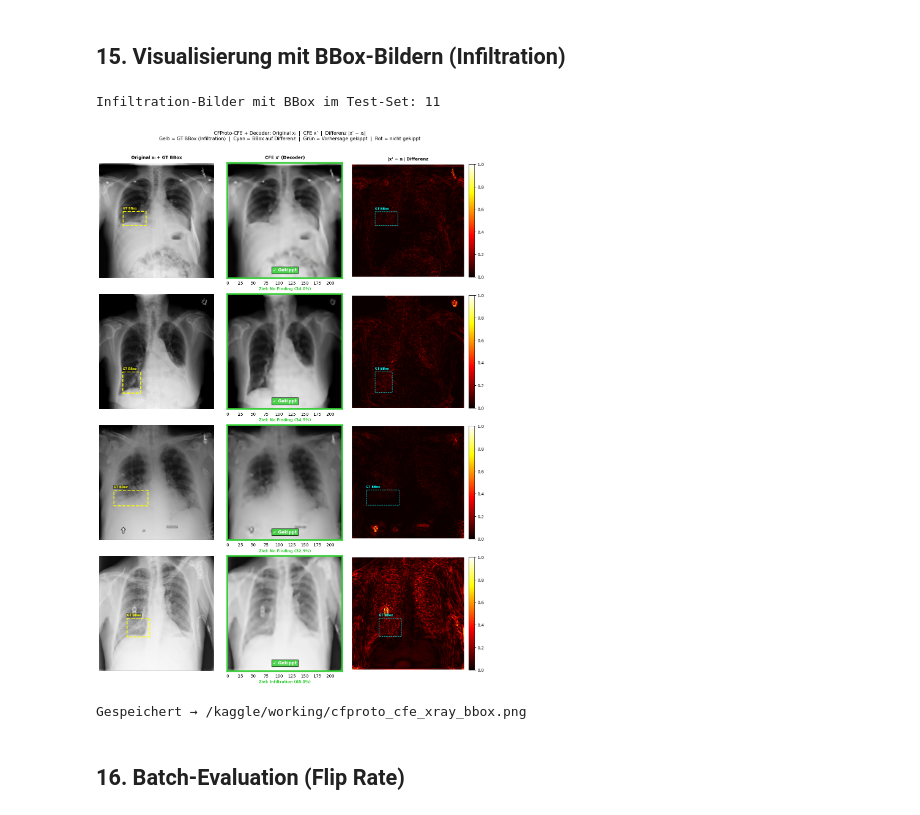
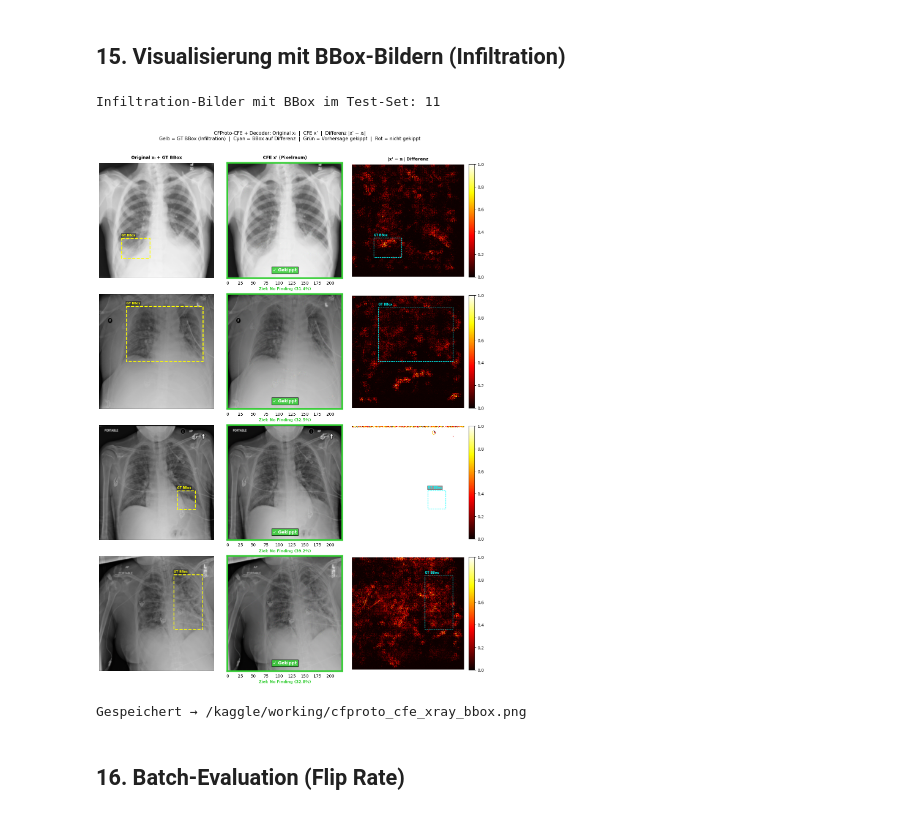
Before and after one commit to uulex/Explaining_Image_Classification, a Jupyter notebook: Counterfactuals/CFProto/cfproto-xray.ipynb, the cells around one changed output. Saved outputs shown, nothing was run; the diff lists cells and outputs as text; code cells hidden in the pictures.

Commit message:
Updated CFProto Notebooks

```diff
--- a/Counterfactuals/CFProto/cfproto-xray.ipynb
+++ b/Counterfactuals/CFProto/cfproto-xray.ipynb
@@ -127,7 +127,7 @@ class XRayDataset(Dataset):
 
 test_dataset = XRayDataset(test_df, transform=eval_transforms)
 test_loader  = DataLoader(test_dataset, batch_size=BATCH_SIZE,
-                          shuffle=False, num_workers=2, pin_memory=False)
+                          shuffle=True, num_workers=2, pin_memory=False)
 
 # Kleiner Trainingsdataset-Loader für CFProto Prototyp-Berechnung
 train_dataset = XRayDataset(train_df.sample(n=min(2000, len(train_df)), random_state=42),
@@ -670,28 +617,18 @@ Die CFProto-Methode liefert einen perturbierten Bildtensor `xcf`.
 Wir extrahieren dann die Feature Maps des CFE-Bildes und dekodieren diese mit dem SkipDecoder,
 analog zur Mirror-CFE Methode.
 # %%
-def get_cfe_image_from_cfproto(model, decoder, images, xcf_batch):
+def get_cfe_image_from_cfproto(model, images, xcf_batch):
     """
-    Generiert CFE-Bilder aus CFProto-perturbierten Bildern über den SkipDecoder.
-    xcf_batch: (B, 3, H, W) perturbiertes Bild im normalisierten Raum
+    CFProto ist eine Pixelraum-Methode: xcf_batch IST bereits das fertige
+    Counterfactual-Bild. Wir denormalisieren Original und CFE direkt — KEIN Decoder.
     Rückgabe: orig_np, cfe_np — beide (B, H, W, 3) in [0,1]
     """
     images    = images.to(DEVICE)
     xcf_batch = xcf_batch.to(DEVICE)
-    n         = images.size(0)
-
-    # Feature Maps des CFE-Bildes (perturbiertes Bild)
-    _, _, f3_cf, f4_cf = extract_all_features(model, xcf_batch)
-    # Skip-Connections vom Original (damit die Textur-Details erhalten bleiben)
-    f1_orig, f2_orig, _, _ = extract_all_features(model, images)
-
-    with torch.no_grad():
-        cfe_imgs = decoder(f4_cf, f3_cf, f2_orig, f1_orig)
-
-    orig_np = denormalise(images.cpu()).permute(0, 2, 3, 1).numpy()
-    cfe_np  = tanh_to_img(cfe_imgs.detach().cpu()).permute(0, 2, 3, 1).numpy().clip(0, 1)
+    orig_np = denormalise(images.cpu()).permute(0, 2, 3, 1).numpy().clip(0, 1)
+    cfe_np  = denormalise(xcf_batch.detach().cpu()).permute(0, 2, 3, 1).numpy().clip(0, 1)
     return orig_np, cfe_np
 
 
-print('CFE-Bildfunktion definiert ✓')
+print('CFE-Bildfunktion (decoder-frei) definiert ✓')
 # %% [output]
@@ -700,7 +637,7 @@ CFE-Bildfunktion definiert ✓
 ## 13. Visualisierung
 # %%
 def visualise_cfproto_decoded(
-    model, decoder, images, labels, fnames,
+    model, images, labels, fnames,
     xcf_batch, cfe_labels, source_labels, orig_probs,
     bbox_lookup, class_names,
     bbox_class_idx=1, bbox_color='yellow',
@@ -713,12 +650,11 @@ def visualise_cfproto_decoded(
       Panel 3: Differenzbild |x' − xᵢ|  (hell = starke Änderung)
     """
     model.eval()
-    decoder.eval()
     images    = images.to(DEVICE)
     xcf_batch = xcf_batch.to(DEVICE)
     n         = min(n_samples, images.size(0))
 
-    orig_np, cfe_np = get_cfe_image_from_cfproto(model, decoder, images[:n], xcf_batch[:n])
+    orig_np, cfe_np = get_cfe_image_from_cfproto(model, images[:n], xcf_batch[:n])
 
     with torch.no_grad():
         cf_logits  = model(xcf_batch[:n].to(DEVICE))
@@ -731,7 +667,7 @@ def visualise_cfproto_decoded(
     if n == 1:
         axes = axes[np.newaxis, :]
 
-    col_titles = ['Original xᵢ + GT BBox', "CFE x' (Decoder)", "|x' − xᵢ| Differenz"]
+    col_titles = ['Original xᵢ + GT BBox', "CFE x' (Pixelraum)", "|x' − xᵢ| Differenz"]
     for col, title in enumerate(col_titles):
         axes[0, col].set_title(title, fontsize=10, fontweight='bold', pad=10)
 
@@ -867,35 +802,34 @@ if len(test_with_bbox) == 0:
 
 bbox_dataset = XRayDataset(test_with_bbox, transform=eval_transforms)
 bbox_loader  = DataLoader(bbox_dataset, batch_size=8, shuffle=True,
                           num_workers=2, pin_memory=False)
 bbox_imgs, bbox_lbls, bbox_fnames = next(iter(bbox_loader))
 
 xcf_b_bbox, cfe_b_bbox, src_b_bbox, prob_b_bbox = compute_cfproto(
     model, bbox_imgs, DEVICE, prototypes,
     c=1.0, beta=0.1, theta=100.0, kappa=0.0,
     lr=0.01, max_iter=200, c_steps=5
 )
 
 visualise_cfproto_decoded(
     model         = model,
-    decoder       = decoder,
     images        = bbox_imgs,
     labels        = bbox_lbls,
     fnames        = bbox_fnames,
     xcf_batch     = xcf_b_bbox,
     cfe_labels    = cfe_b_bbox,
     source_labels = src_b_bbox,
     orig_probs    = prob_b_bbox,
     bbox_lookup   = bbox_lookup,
     class_names   = CLASS_NAMES,
     bbox_class_idx = 1,
     bbox_color    = 'yellow',
     n_samples     = 4,
     save_path     = '/kaggle/working/cfproto_cfe_xray_bbox.png'
 )
 # %% [output]
 Infiltration-Bilder mit BBox im Test-Set: 11
-[figure, old version]
+[figure, new version]
 Gespeichert → /kaggle/working/cfproto_cfe_xray_bbox.png
 # %% [markdown]
 ## 16. Batch-Evaluation (Flip Rate)
```
Also changed, not shown: parts of 6 cells of this notebook.
